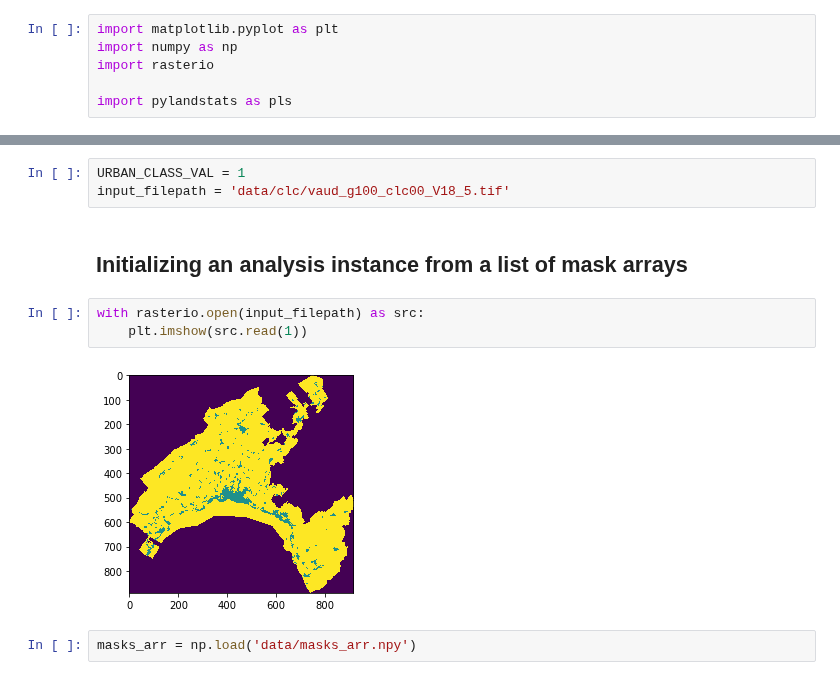
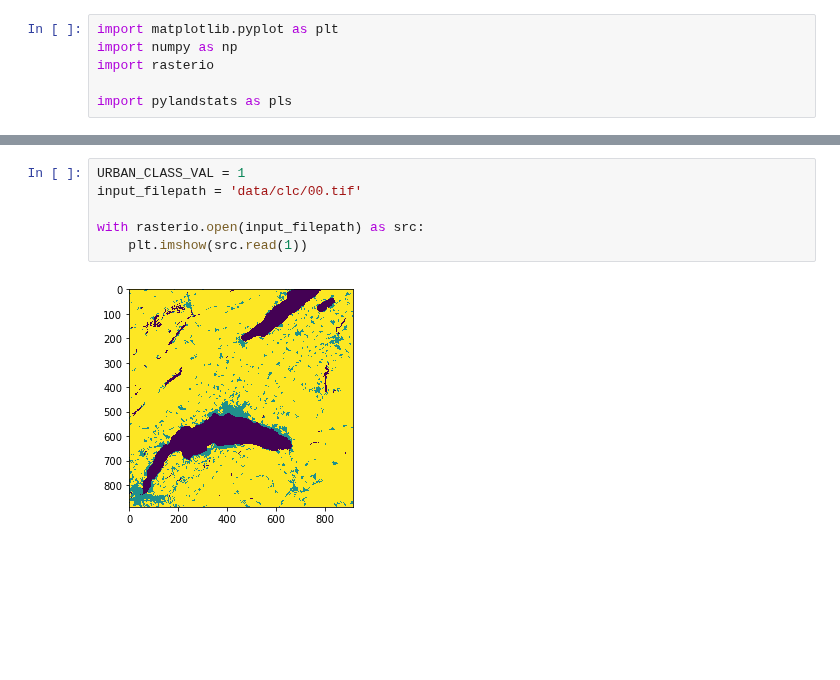
Before and after one commit to martibosch/pylandstats-notebooks, a Jupyter notebook: gradient-analysis.ipynb, the cells around one changed output, grey strips where cells are left out. Cells and saved outputs as stored; diff of their text form; blank space fills up the shorter version.

```diff
--- a/gradient-analysis.ipynb
+++ b/gradient-analysis.ipynb
@@ -9,12 +13,8 @@ import pylandstats as pls
 # %%
 URBAN_CLASS_VAL = 1
-input_filepath = 'data/clc/vaud_g100_clc00_V18_5.tif'
+input_filepath = 'data/clc/00.tif'
+
+with rasterio.open(input_filepath) as src:
+    plt.imshow(src.read(1))
+# %% [output]
+[figure, added]
-# %% [markdown]
-## Initializing an analysis instance from a list of mask arrays
-# %%
-with rasterio.open(input_filepath) as src:
-    plt.imshow(src.read(1))
-# %% [output]
-[figure, removed]
-# %%
-masks_arr = np.load('data/masks_arr.npy')
```
Also changed, not shown: parts of 64 cells of this notebook, 1 other file.
